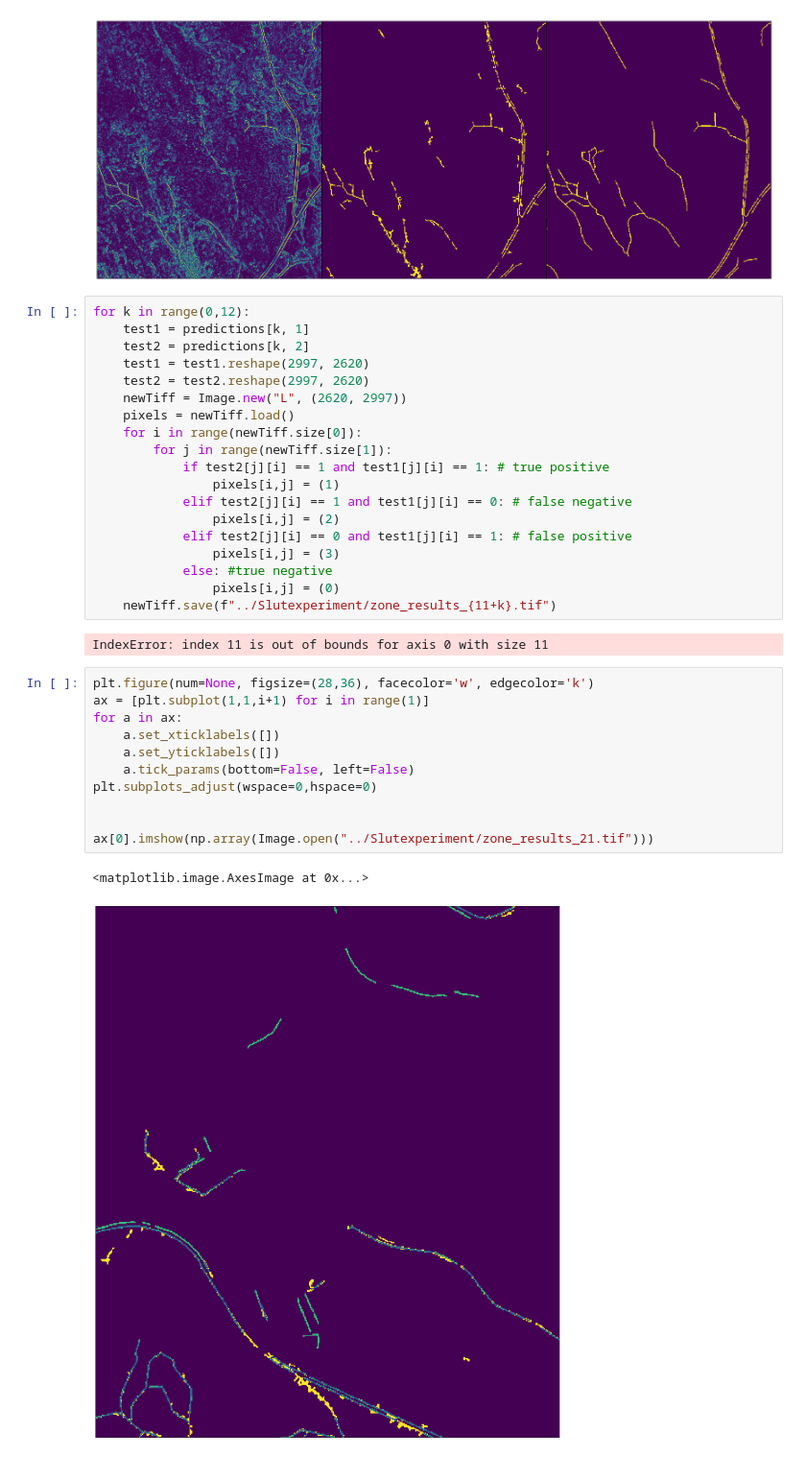
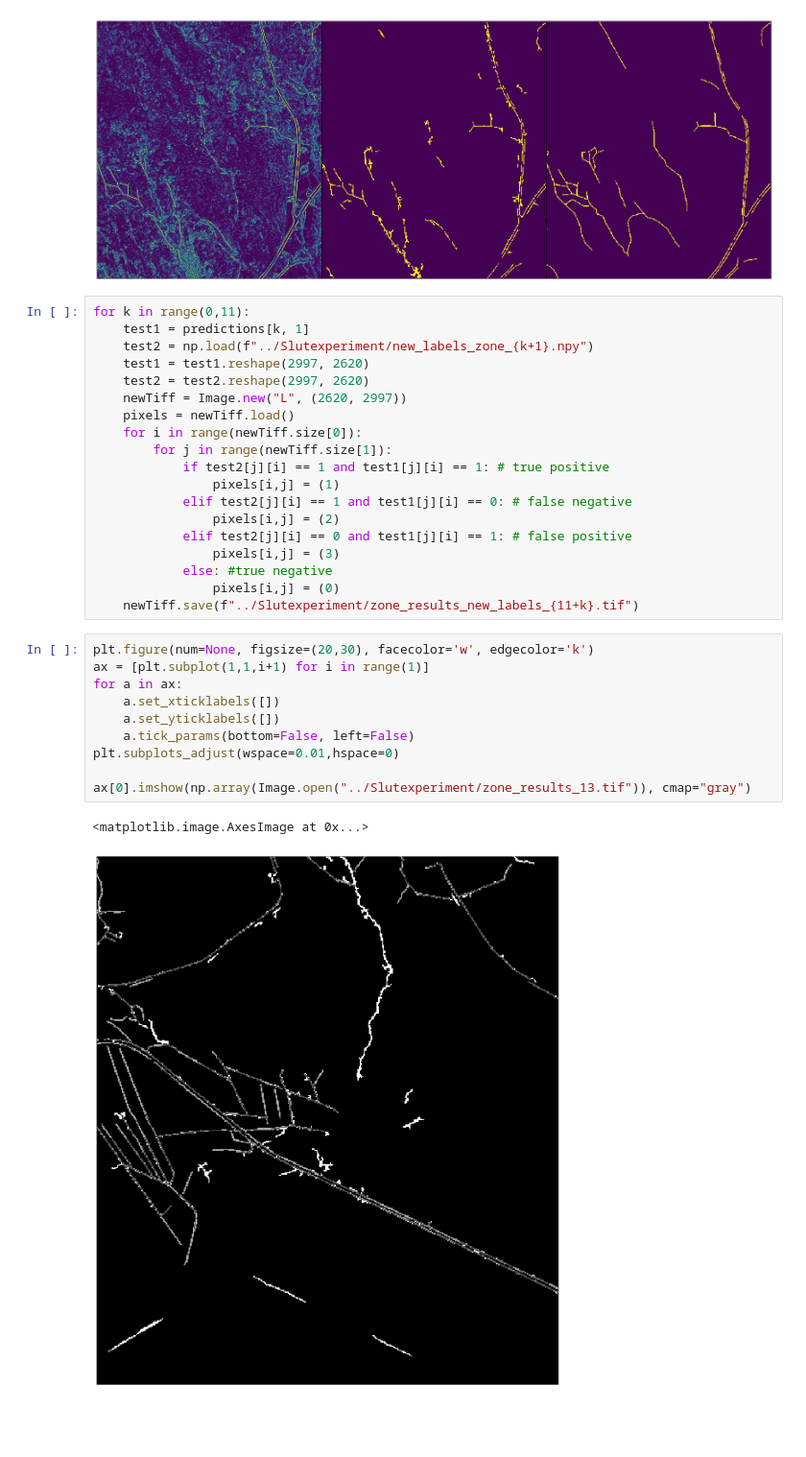
Before and after one commit to jonatan-flyckt/bachelors-thesis-playground, a Jupyter notebook: generate_tiff_from_predictions.ipynb, the cells around one changed output. Shown at 96% size. Saved outputs shown, nothing was run; the diff lists cells and outputs as text; blank space fills up the shorter version.

Commit message:
Adds code to generate new tiff files from new labels.

```diff
--- a/generate_tiff_from_predictions.ipynb
+++ b/generate_tiff_from_predictions.ipynb
@@ -39,9 +39,9 @@ ax[2].imshow(test2)
 <matplotlib.image.AxesImage at 0x...>
 [figure]
 # %%
-for k in range(0,12):
+for k in range(0,11):
     test1 = predictions[k, 1]
-    test2 = predictions[k, 2]
+    test2 = np.load(f"../Slutexperiment/new_labels_zone_{k+1}.npy")
     test1 = test1.reshape(2997, 2620)
     test2 = test2.reshape(2997, 2620)
     newTiff = Image.new("L", (2620, 2997))
@@ -56,20 +56,17 @@ for k in range(0,12):
                 pixels[i,j] = (3)
             else: #true negative
                 pixels[i,j] = (0)
-    newTiff.save(f"../Slutexperiment/zone_results_{11+k}.tif")
+    newTiff.save(f"../Slutexperiment/zone_results_new_labels_{11+k}.tif")
-# %% [output]
-IndexError: index 11 is out of bounds for axis 0 with size 11
 # %%
-plt.figure(num=None, figsize=(28,36), facecolor='w', edgecolor='k')
+plt.figure(num=None, figsize=(20,30), facecolor='w', edgecolor='k')
 ax = [plt.subplot(1,1,i+1) for i in range(1)]
 for a in ax:
     a.set_xticklabels([])
     a.set_yticklabels([])
     a.tick_params(bottom=False, left=False)
-plt.subplots_adjust(wspace=0,hspace=0)
+plt.subplots_adjust(wspace=0.01,hspace=0)
 
-
-ax[0].imshow(np.array(Image.open("../Slutexperiment/zone_results_21.tif")))
+ax[0].imshow(np.array(Image.open("../Slutexperiment/zone_results_13.tif")), cmap="gray")
 # %% [output]
 <matplotlib.image.AxesImage at 0x...>
-[figure, old version]
+[figure, new version]
```
Also changed, not shown: parts of 3 cells of this notebook.
